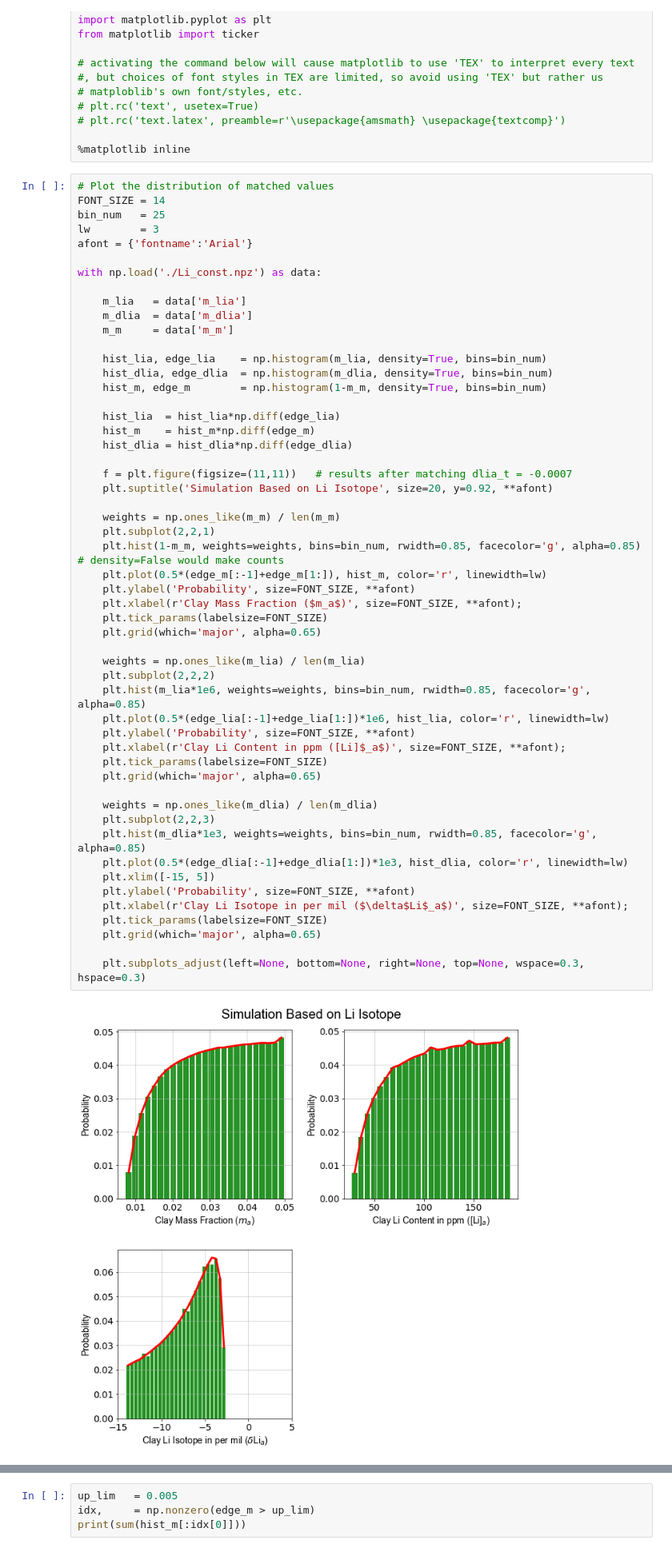
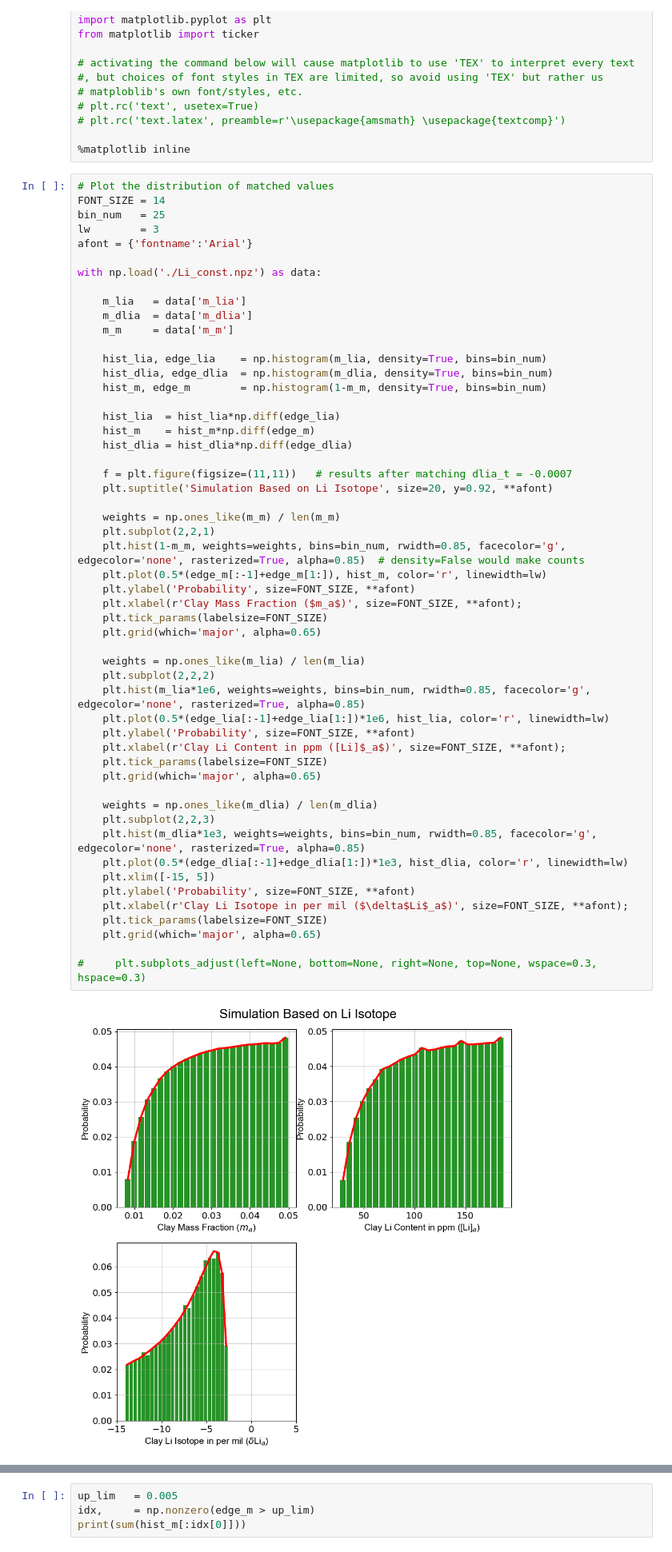
Before and after one commit to eart0381/BoxModel, a Jupyter notebook: MonteCarloDataProcessing.ipynb, the cells around one changed output, grey strips where cells are left out. Shown at 80% size. Saved outputs shown, nothing was run; the diff lists cells and outputs as text.

Commit message:
fixed the plotting problem of overlapping edges
when saving as pdf file

```diff
--- a/MonteCarloDataProcessing.ipynb
+++ b/MonteCarloDataProcessing.ipynb
@@ -48,38 +48,38 @@ with np.load('./Li_const.npz') as data:
 
     f = plt.figure(figsize=(11,11))   # results after matching dlia_t = -0.0007
     plt.suptitle('Simulation Based on Li Isotope', size=20, y=0.92, **afont)
 
     weights = np.ones_like(m_m) / len(m_m)
     plt.subplot(2,2,1)
-    plt.hist(1-m_m, weights=weights, bins=bin_num, rwidth=0.85, facecolor='g', alpha=0.85)  # density=False would make counts
+    plt.hist(1-m_m, weights=weights, bins=bin_num, rwidth=0.85, facecolor='g', edgecolor='none', rasterized=True, alpha=0.85)  # density=False would make counts
     plt.plot(0.5*(edge_m[:-1]+edge_m[1:]), hist_m, color='r', linewidth=lw)
     plt.ylabel('Probability', size=FONT_SIZE, **afont)
     plt.xlabel(r'Clay Mass Fraction ($m_a$)', size=FONT_SIZE, **afont);
     plt.tick_params(labelsize=FONT_SIZE)
     plt.grid(which='major', alpha=0.65)
 
     weights = np.ones_like(m_lia) / len(m_lia)
     plt.subplot(2,2,2)
-    plt.hist(m_lia*1e6, weights=weights, bins=bin_num, rwidth=0.85, facecolor='g', alpha=0.85)
+    plt.hist(m_lia*1e6, weights=weights, bins=bin_num, rwidth=0.85, facecolor='g', edgecolor='none', rasterized=True, alpha=0.85)
     plt.plot(0.5*(edge_lia[:-1]+edge_lia[1:])*1e6, hist_lia, color='r', linewidth=lw)
     plt.ylabel('Probability', size=FONT_SIZE, **afont)
     plt.xlabel(r'Clay Li Content in ppm ([Li]$_a$)', size=FONT_SIZE, **afont);
     plt.tick_params(labelsize=FONT_SIZE)
     plt.grid(which='major', alpha=0.65)
 
     weights = np.ones_like(m_dlia) / len(m_dlia)
     plt.subplot(2,2,3)
-    plt.hist(m_dlia*1e3, weights=weights, bins=bin_num, rwidth=0.85, facecolor='g', alpha=0.85)
+    plt.hist(m_dlia*1e3, weights=weights, bins=bin_num, rwidth=0.85, facecolor='g', edgecolor='none', rasterized=True, alpha=0.85)
     plt.plot(0.5*(edge_dlia[:-1]+edge_dlia[1:])*1e3, hist_dlia, color='r', linewidth=lw)
     plt.xlim([-15, 5])
     plt.ylabel('Probability', size=FONT_SIZE, **afont)
     plt.xlabel(r'Clay Li Isotope in per mil ($\delta$Li$_a$)', size=FONT_SIZE, **afont);
     plt.tick_params(labelsize=FONT_SIZE)
     plt.grid(which='major', alpha=0.65)
 
-    plt.subplots_adjust(left=None, bottom=None, right=None, top=None, wspace=0.3, hspace=0.3)
+#     plt.subplots_adjust(left=None, bottom=None, right=None, top=None, wspace=0.3, hspace=0.3)
 # %% [output]
-[figure, old version]
+[figure, new version]
 # %% [markdown]
 ## note for the above plot
 
```
Also changed, not shown: parts of 3 cells of this notebook.
